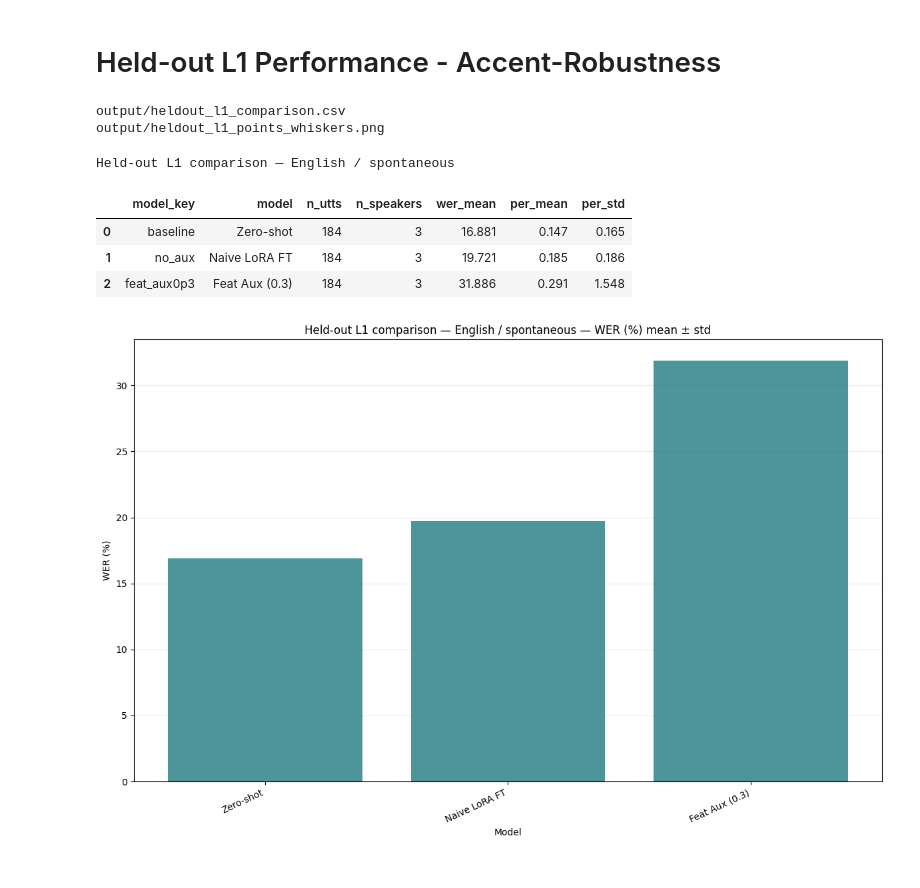
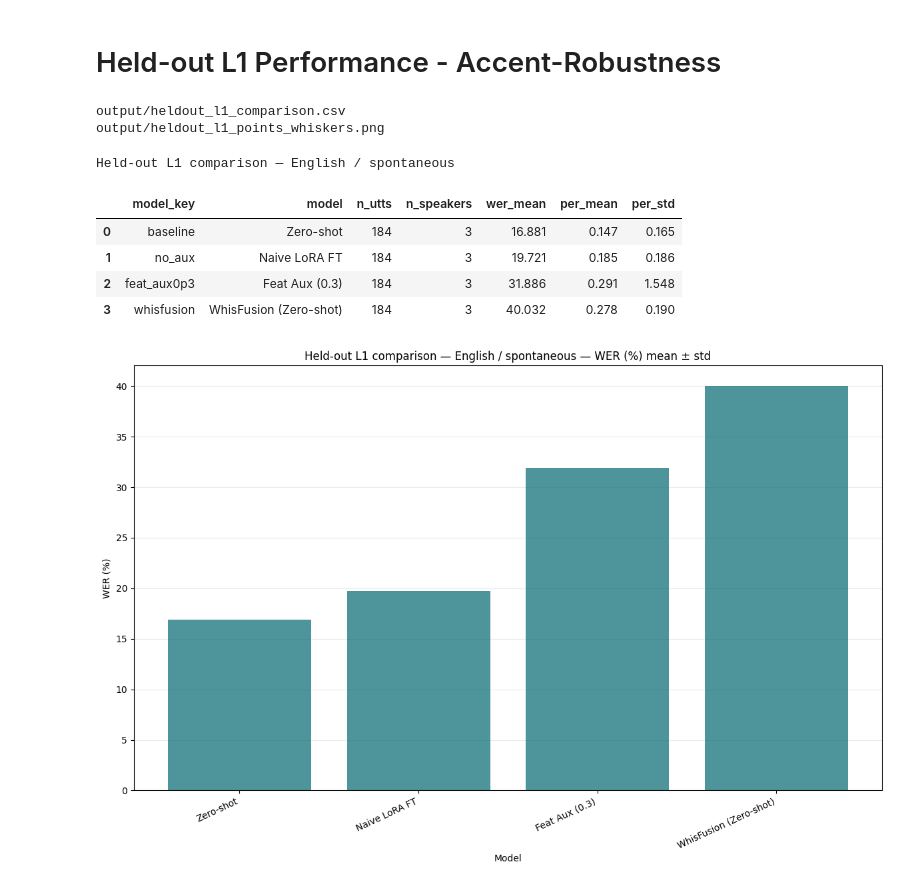
Before and after one commit to Tisya-V/accent-robust-asr, a Jupyter notebook: src/eval/model_performance_comparison.ipynb, the cells around one changed output. Drawn from its saved outputs; the diff is of its cells as text; code cells hidden in the pictures.

```diff
--- a/src/eval/model_performance_comparison.ipynb
+++ b/src/eval/model_performance_comparison.ipynb
@@ -34,7 +34,7 @@ MODEL_KEYS = {
     "feat_aux0p3":      "Feat Aux (0.3)",
     # "both_aux":      "CTC + Feat",
 
-    "whisfusion_zs": "WhisFusion (Zero-shot)",
+    "whisfusion": "WhisFusion (Zero-shot)",
 }
 SPLITS = ["scripted", "spontaneous"]
 # %%
@@ -385,7 +385,7 @@ models = [
     "baseline",
     "no_aux",
     "feat_aux0p3",
-    "whisfusion_zs",
+    "whisfusion",
 ]
 base_df = results["no_aux"][split]
 
@@ -546,9 +546,10 @@ model_keys = [
     "baseline",
     "no_aux",
     # "no_aux_heldout_chinese",
-    "feat_aux",
+    # "feat_aux",
     # "feat_aux_heldout_chinese",
     "feat_aux0p3",
+    "whisfusion",
 
 ]
 
@@ -605,34 +606,35 @@ for ax, (mean_col, title, color) in zip(axes, metrics):
 axes[-1].set_xticks(list(x))
 axes[-1].set_xticklabels(plot_df["label"], rotation=25, ha="right")
 axes[-1].set_xlabel("Model")
 
 fig.tight_layout()
 fig.savefig(outdir / "heldout_l1_points_whiskers.png", dpi=200, bbox_inches="tight")
 fig.show()
 print(outdir / "heldout_l1_comparison.csv")
 print(outdir / "heldout_l1_points_whiskers.png")
 
 fmt = {
     c: "{:.3f}"
     for c in heldout_cmp.columns
     if c.startswith(("wer_", "per_"))
 }
 
 
 display(
     heldout_cmp.style
         .format(fmt)
         .set_caption(f"Held-out L1 comparison — {held_out_l1} / {split}")
 )
 # %% [output]
 output/heldout_l1_comparison.csv
 output/heldout_l1_points_whiskers.png
 Held-out L1 comparison — English / spontaneous
 |  | model_key | model | n_utts | n_speakers | wer_mean | per_mean | per_std |
 | 0 | baseline | Zero-shot | 184 | 3 | 16.881 | 0.147 | 0.165 |
 | 1 | no_aux | Naive LoRA FT | 184 | 3 | 19.721 | 0.185 | 0.186 |
 | 2 | feat_aux0p3 | Feat Aux (0.3) | 184 | 3 | 31.886 | 0.291 | 1.548 |
+| 3 | whisfusion | WhisFusion (Zero-shot) | 184 | 3 | 40.032 | 0.278 | 0.190 |
-[figure, old version]
+[figure, new version]
 # %%
 import numpy as np
 import pandas as pd
```
Also changed, not shown: parts of 4 cells of this notebook, 3 other files.
